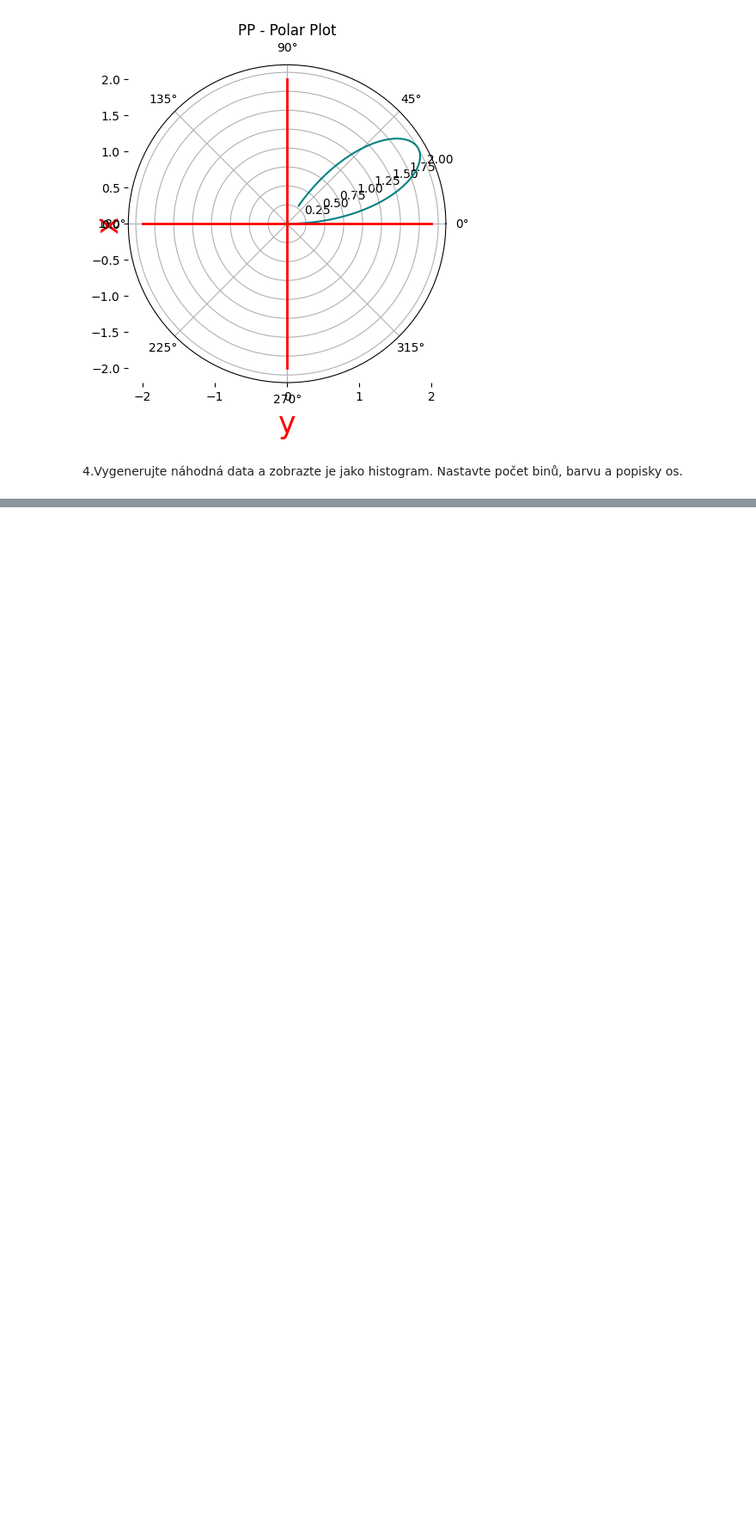
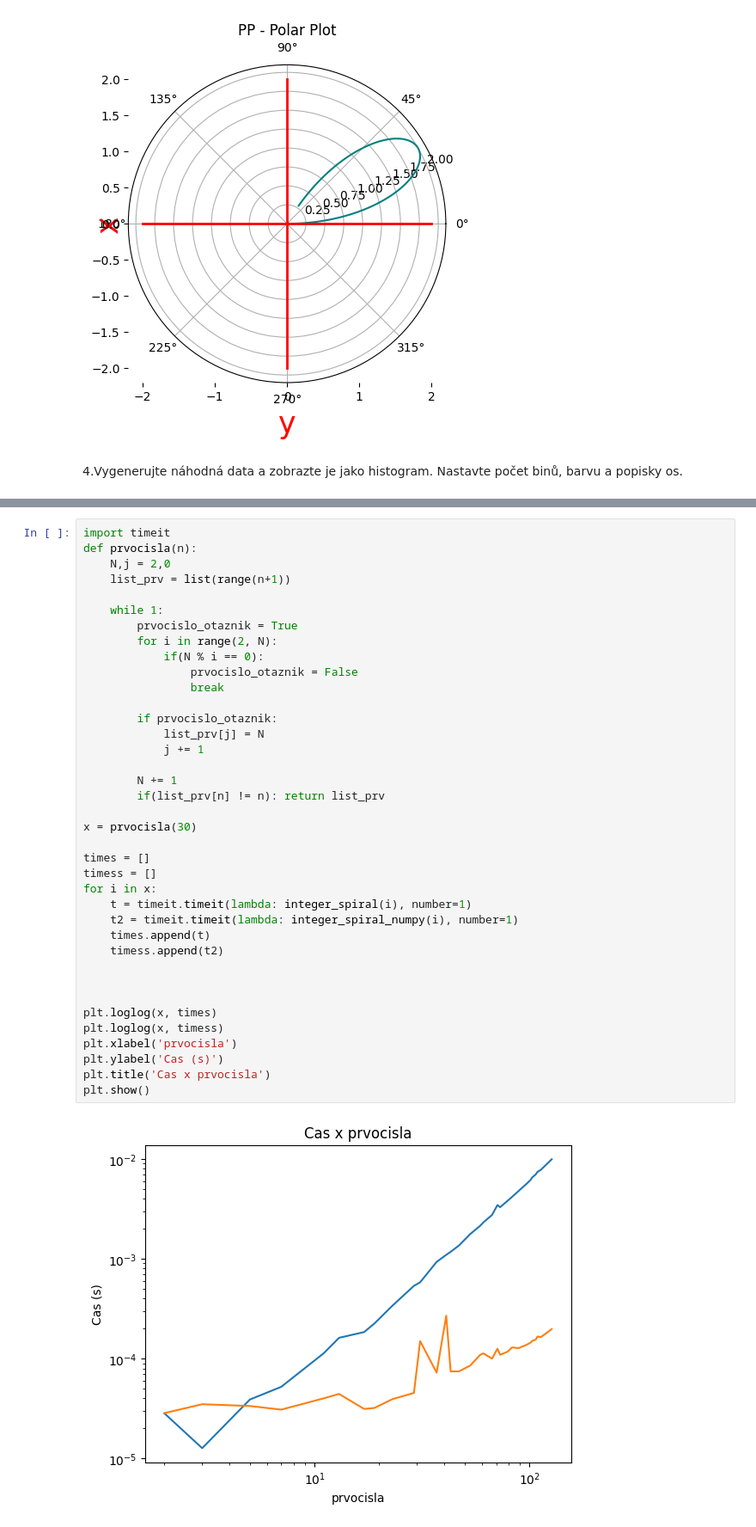
Before and after one commit to KLI0273/KLI0273_DU, a Jupyter notebook: week_05/week_05_du.ipynb, the cells around one changed output, grey strips where cells are left out. Shown at 86% size. Drawn from its saved outputs; the diff is of its cells as text; blank space fills up the shorter version.

```diff
--- a/week_05/week_05_du.ipynb
+++ b/week_05/week_05_du.ipynb
@@ -74,0 +264,40 @@ plt.show()
+# %%
+import timeit
+def prvocisla(n):
+    N,j = 2,0
+    list_prv = list(range(n+1))
+
+    while 1:
+        prvocislo_otaznik = True
+        for i in range(2, N):
+            if(N % i == 0):
+                prvocislo_otaznik = False
+                break
+
+        if prvocislo_otaznik:
+            list_prv[j] = N
+            j += 1
+
+        N += 1
+        if(list_prv[n] != n): return list_prv
+
+x = prvocisla(30)
+
+times = []
+timess = []
+for i in x:
+    t = timeit.timeit(lambda: integer_spiral(i), number=1)
+    t2 = timeit.timeit(lambda: integer_spiral_numpy(i), number=1)
+    times.append(t)
+    timess.append(t2)
+
+
+
+plt.loglog(x, times)
+plt.loglog(x, timess)
+plt.xlabel('prvocisla')
+plt.ylabel('Cas (s)')
+plt.title('Cas x prvocisla')
+plt.show()
+# %% [output]
+[figure, added]
```
Also changed, not shown: parts of 11 cells of this notebook, 2 other files.
